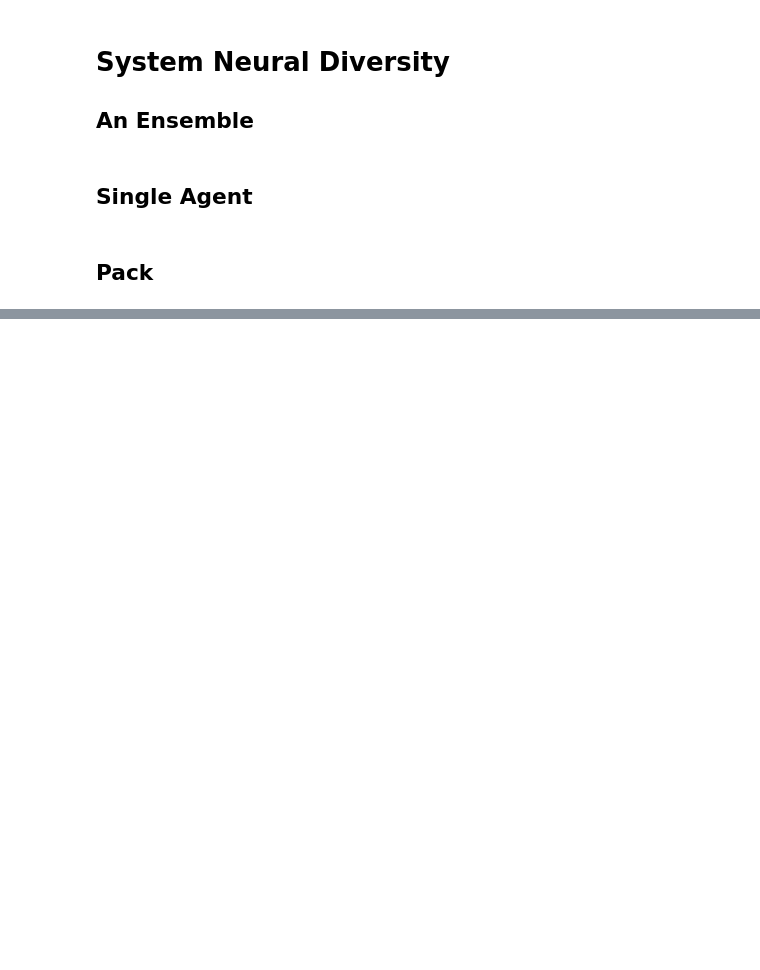
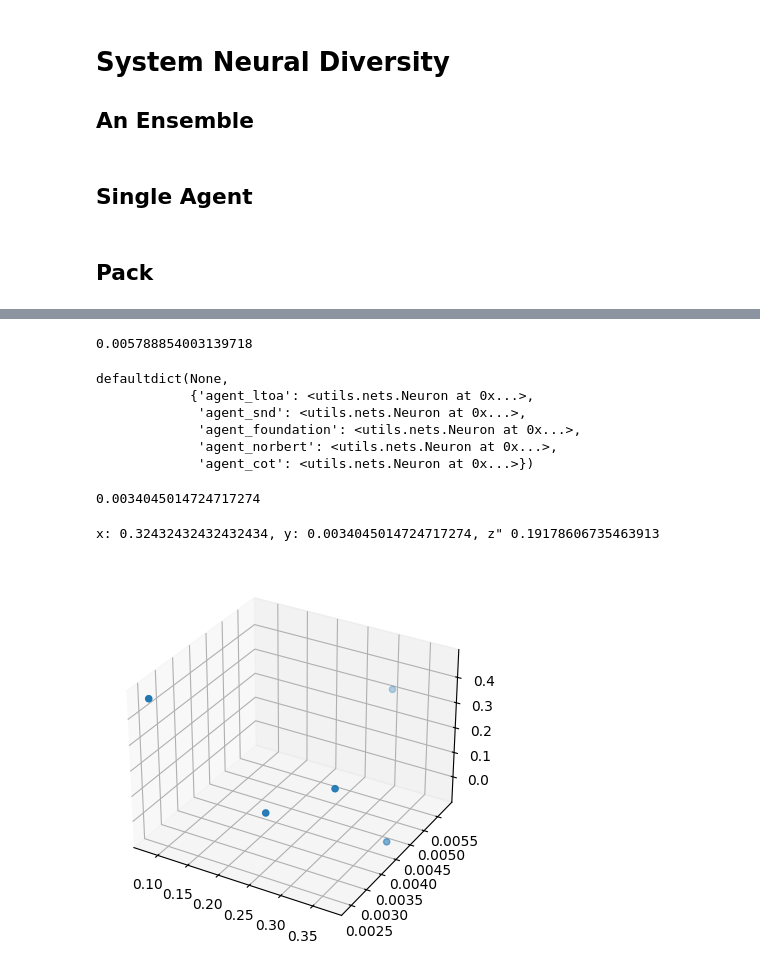
Before and after one commit to LilaShiba/SND_Agents, a Jupyter notebook: explore.ipynb, the cells around one changed output, grey strips where cells are left out. Saved outputs shown, nothing was run; the diff lists cells and outputs as text; code cells hidden in the pictures; blank space fills up the shorter version.

```diff
--- a/explore.ipynb
+++ b/explore.ipynb
@@ -84,0 +97,26 @@ test_pack.graph()
+# %%
+ltoa = np.array(input_layer.prob_vectors['agent_ltoa'])
+foundation = np.array(input_layer.prob_vectors['agent_foundation'])
+
+print(np.dot(ltoa, main_vector))
+# %% [output]
+0.005788854003139718
+# %%
+input_layer.create_layer()
+input_layer.neurons
+# %% [output]
+defaultdict(None,
+            {'agent_ltoa': <utils.nets.Neuron at 0x...>,
+             'agent_snd': <utils.nets.Neuron at 0x...>,
+             'agent_foundation': <utils.nets.Neuron at 0x...>,
+             'agent_norbert': <utils.nets.Neuron at 0x...>,
+             'agent_cot': <utils.nets.Neuron at 0x...>})
+# %%
+foundation = input_layer.neurons['agent_foundation']
+foundation.dot_product
+# %% [output]
+0.0034045014724717274
+# %%
+print(f'x: {foundation.x}, y: {foundation.y}, z" {foundation.z}')
+# %% [output]
+x: 0.32432432432432434, y: 0.0034045014724717274, z" 0.19178606735463913
@@ -84,0 +126,20 @@ test_pack.graph()
+# %%
+points = []
+
+for name, agent in input_layer.neurons.items():
+    points.append([agent.x, agent.y, agent.z])
+
+# Unpacking the x, y, z coordinates
+x = [item[0] for item in points]
+y = [item[1] for item in points]
+z = [item[2] for item in points]
+
+# Creating a 3D plot
+fig = plt.figure()
+ax = fig.add_subplot(111, projection='3d')
+
+# Plotting the dots
+ax.scatter(x, y, z)
+plt.show()
+# %% [output]
+[figure, added]
```
Also changed, not shown: parts of 10 cells of this notebook, 4 other files.
